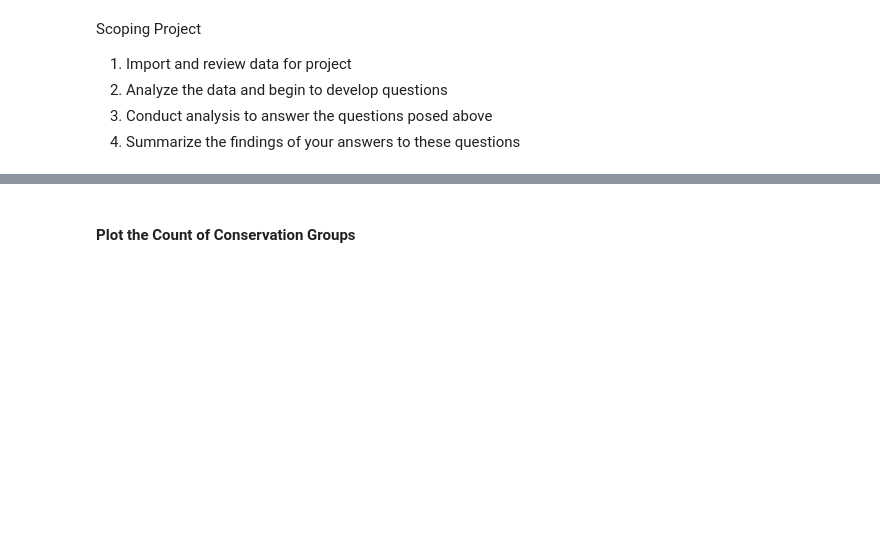
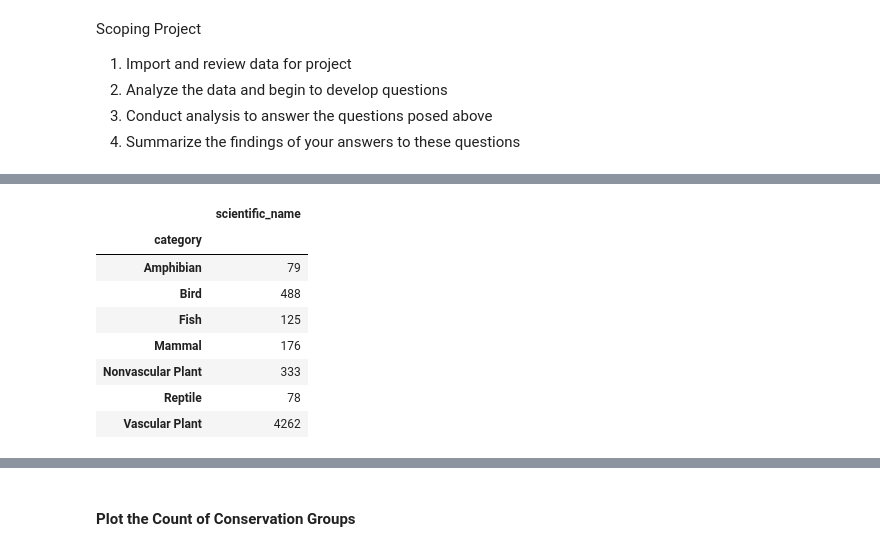
Before and after one commit to lightlySkewed/Biodiversity, a Jupyter notebook: biodiversity.ipynb, the cells around one changed output, grey strips where cells are left out. Cells and saved outputs as stored; diff of their text form; code cells hidden in the pictures; blank space fills up the shorter version.

```diff
--- a/biodiversity.ipynb
+++ b/biodiversity.ipynb
@@ -101,0 +138,18 @@ The median number of all obeservations across all species and parks is 124, with
+# %%
+# count species by category
+# category_species_count = bio_df.groupby(['category'])[['scientific_name']].count()
+# the above doesn't work as all species are accounted for in each park. in order to get the true number, we would have
+# to divide the count by 4, or groupby on the spec_df dataset. the latter feels better than using a scalar.
+
+category_species_count = spec_df.groupby('category')[['scientific_name']].count()
+category_species_count
+# %% [output]
+|  | scientific_name |
+| category |  |
+| Amphibian | 79 |
+| Bird | 488 |
+| Fish | 125 |
+| Mammal | 176 |
+| Nonvascular Plant | 333 |
+| Reptile | 78 |
+| Vascular Plant | 4262 |
```
Also changed, not shown: parts of 13 cells of this notebook, 4 other files.
